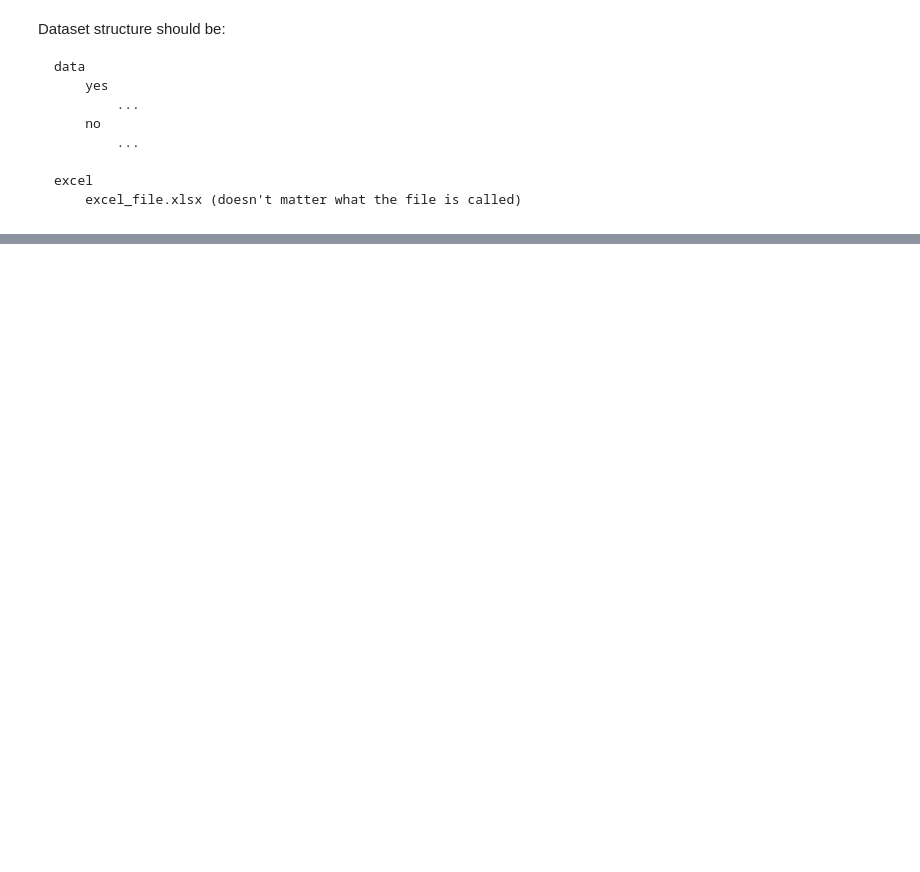
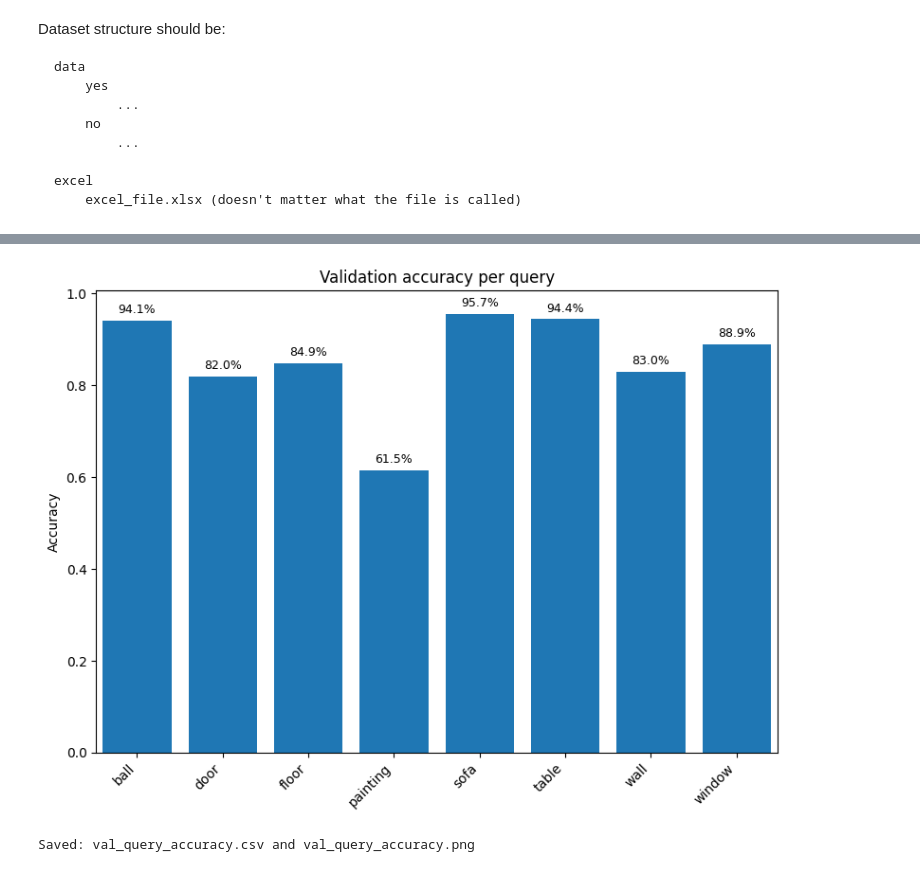
Before and after one commit to gawtamcr/eai2025_project, a Jupyter notebook: train_with_resnet.ipynb, the cells around one changed output, grey strips where cells are left out. Saved outputs shown, nothing was run; the diff lists cells and outputs as text; code cells hidden in the pictures; blank space fills up the shorter version.

```diff
--- a/train_with_resnet.ipynb
+++ b/train_with_resnet.ipynb
@@ -262,0 +471,64 @@ print(predict_yes_no("data/yes/40753679_floor_79_rendered.png"))
+# %%
+import os, pandas as pd, matplotlib.pyplot as plt
+
+def filenames_in(root):
+    out = []
+    if not os.path.isdir(root):
+        return out
+    for sub in os.listdir(root):
+        p = os.path.join(root, sub)
+        if os.path.isdir(p):
+            for f in os.listdir(p):
+                out.append(os.path.join(p, f))
+    return out
+
+corr = filenames_in("Validation/correct")
+inc  = filenames_in("Validation/incorrect")
+
+rows = []
+for p in corr:
+    q = os.path.basename(p).split("_")[1]
+    rows.append((q, 1))
+for p in inc:
+    q = os.path.basename(p).split("_")[1]
+    rows.append((q, 0))
+
+df = pd.DataFrame(rows, columns=["query", "correct"])
+acc = (
+    df.groupby("query")
+      .agg(n=("correct", "size"), accuracy=("correct", "mean"))
+      .reset_index()
+      #.sort_values(["accuracy", "n", "query"], ascending=[False, False, True])
+)
+
+plt.figure(figsize=(max(8, len(acc) * 0.5), 6))
+bars = plt.bar(acc["query"], acc["accuracy"])
+
+plt.ylabel("Accuracy")
+plt.title("Validation accuracy per query")
+plt.xticks(rotation=45, ha="right")
+plt.margins(x=0.01)
+
+# Make a little headroom for labels
+ymax = max(1.0, float(acc["accuracy"].max()) + 0.05)
+plt.ylim(0, min(1.05, ymax))
+
+# Add labels: show as percentages (e.g., 92.3%)
+label_offset = 0.01 * plt.ylim()[1]
+for b in bars:
+    h = b.get_height()
+    plt.text(
+        b.get_x() + b.get_width() / 2,
+        h + label_offset,
+        f"{h:.1%}",
+        ha="center",
+        va="bottom",
+        fontsize=9,
+    )
+
+plt.tight_layout()
+plt.show()
+print("Saved: val_query_accuracy.csv and val_query_accuracy.png")
+# %% [output]
+[figure, added]
+Saved: val_query_accuracy.csv and val_query_accuracy.png
```
Also changed, not shown: parts of 11 cells of this notebook.
